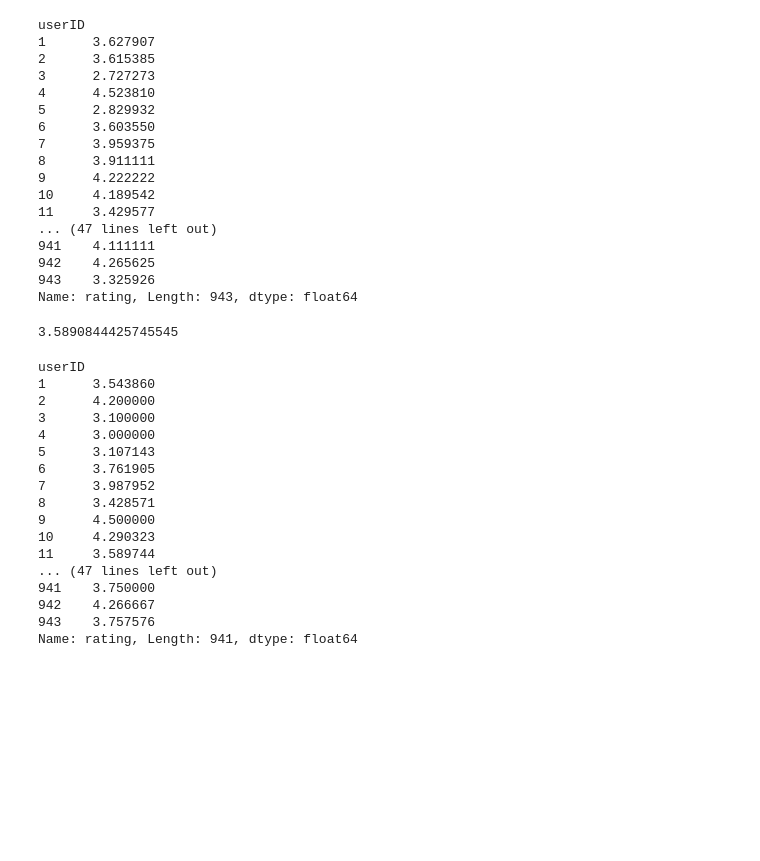
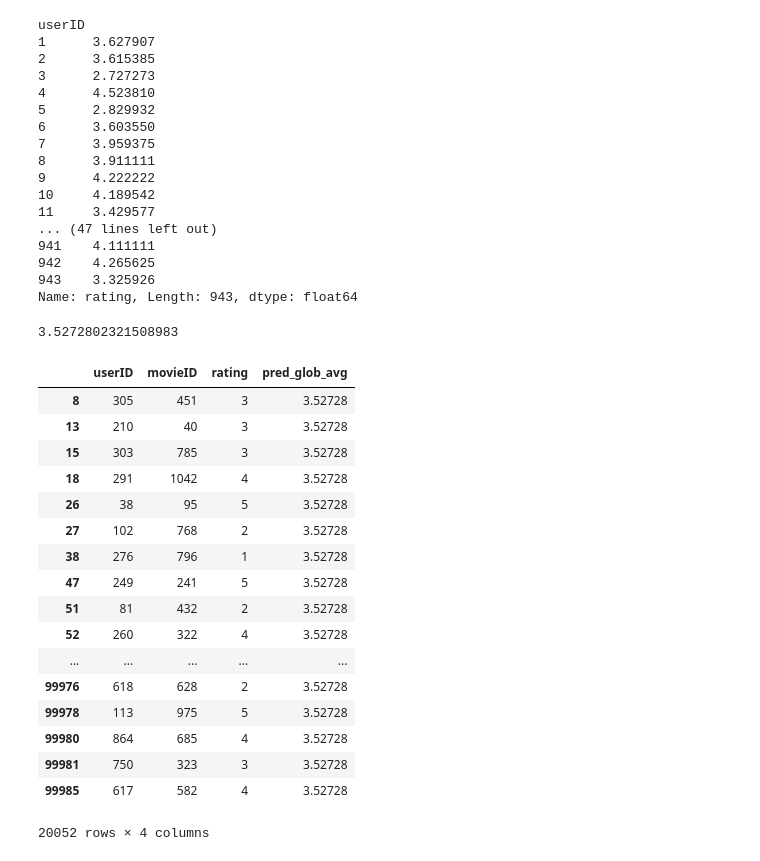
Before and after one commit to eunice-data/esiea, a Jupyter notebook: Machine learning/Machine learning - TD1.ipynb, the cells around one changed output. Saved outputs shown, nothing was run; the diff lists cells and outputs as text; code cells hidden in the pictures; blank space fills up the shorter version.

Commit message:
Modified some stuff, added more comments and went to al lthe predictions

```diff
--- a/Machine learning/Machine learning - TD1.ipynb
+++ b/Machine learning/Machine learning - TD1.ipynb
@@ -328,34 +330,39 @@ userID
 Name: rating, Length: 943, dtype: float64
 # %%
 # Now, let's compute the global average
-trn_global_avg = trn_user_grouped_ratings.mean()
+trn_global_avg = trn["rating"].mean()
 
 trn_global_avg
 # %% [output]
-3.5890844425745545
+3.5272802321508983
-# %%
-# Use the same aggregation for the validation set
-val_user_grouped_ratings = val.groupby("userID")["rating"].mean()
-
-trn_global_avg_list = len(val_user_grouped_ratings) * [trn_global_avg]
-trn_global_avg_array = np.array(trn_global_avg_list)
-
-val_user_grouped_ratings
-# %% [output]
-userID
-1      3.543860
-2      4.200000
-3      3.100000
-4      3.000000
-5      3.107143
-6      3.761905
-7      3.987952
-8      3.428571
-9      4.500000
-10     4.290323
-11     3.589744
-... (47 lines left out)
-941    3.750000
-942    4.266667
-943    3.757576
-Name: rating, Length: 941, dtype: float64
+# %%
+# Create a new dataframe that will contain the predictions based on the different methods.
+predicted_movie_ratings = val.iloc[:, 0:3]
+
+# List of the size of the validation set containing the global average as values.
+trn_global_avg_list = len(predicted_movie_ratings) * [trn_global_avg]
+
+# Same but as a numpy array.
+trn_global_avg_array = np.array(trn_global_avg_list)
+
+predicted_movie_ratings["pred_glob_avg"] = trn_global_avg_array
+predicted_movie_ratings
+# %% [output]
+|  | userID | movieID | rating | pred_glob_avg |
+| 8 | 305 | 451 | 3 | 3.52728 |
+| 13 | 210 | 40 | 3 | 3.52728 |
+| 15 | 303 | 785 | 3 | 3.52728 |
+| 18 | 291 | 1042 | 4 | 3.52728 |
+| 26 | 38 | 95 | 5 | 3.52728 |
+| 27 | 102 | 768 | 2 | 3.52728 |
+| 38 | 276 | 796 | 1 | 3.52728 |
+| 47 | 249 | 241 | 5 | 3.52728 |
+| 51 | 81 | 432 | 2 | 3.52728 |
+| 52 | 260 | 322 | 4 | 3.52728 |
+| ... | ... | ... | ... | ... |
+| 99976 | 618 | 628 | 2 | 3.52728 |
+| 99978 | 113 | 975 | 5 | 3.52728 |
+| 99980 | 864 | 685 | 4 | 3.52728 |
+| 99981 | 750 | 323 | 3 | 3.52728 |
+| 99985 | 617 | 582 | 4 | 3.52728 |
+20052 rows × 4 columns
```
Also changed, not shown: parts of 11 cells of this notebook, 7 other files.
